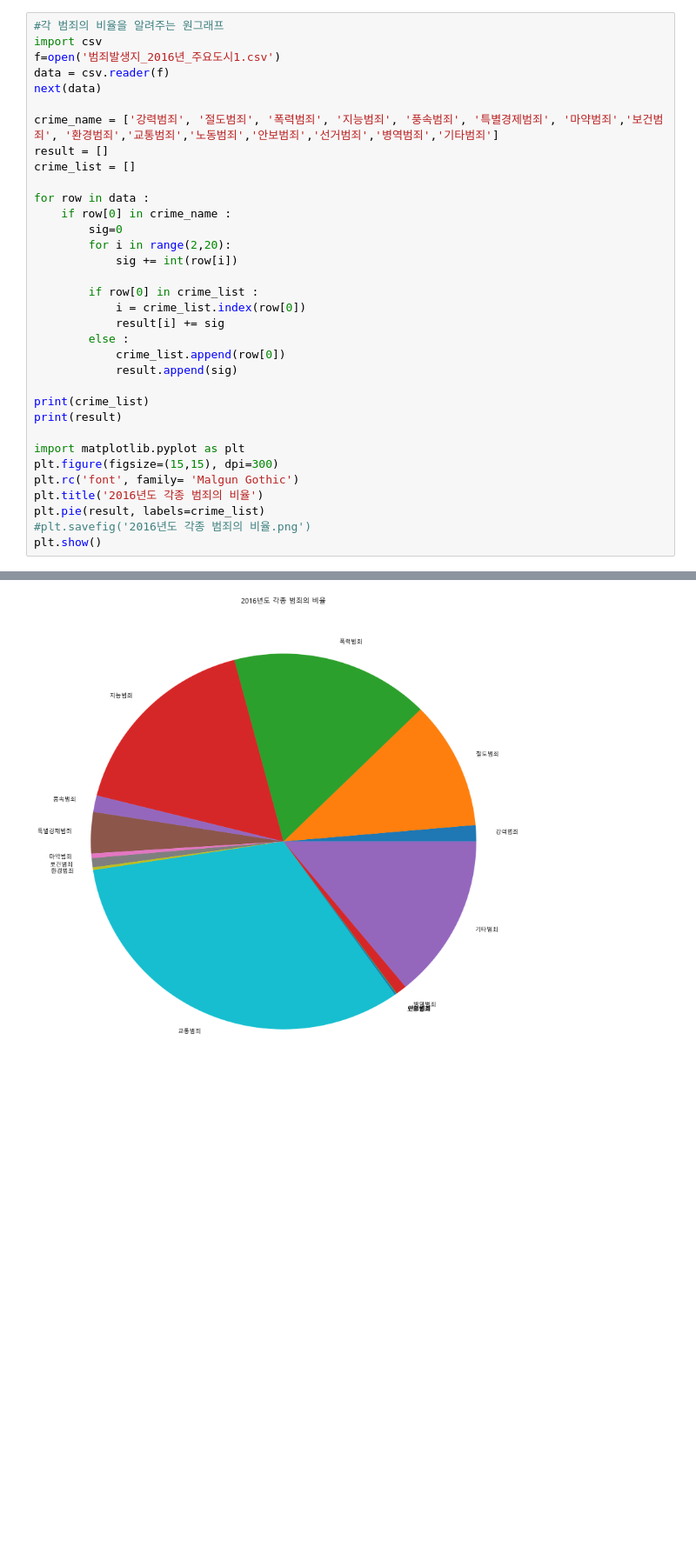
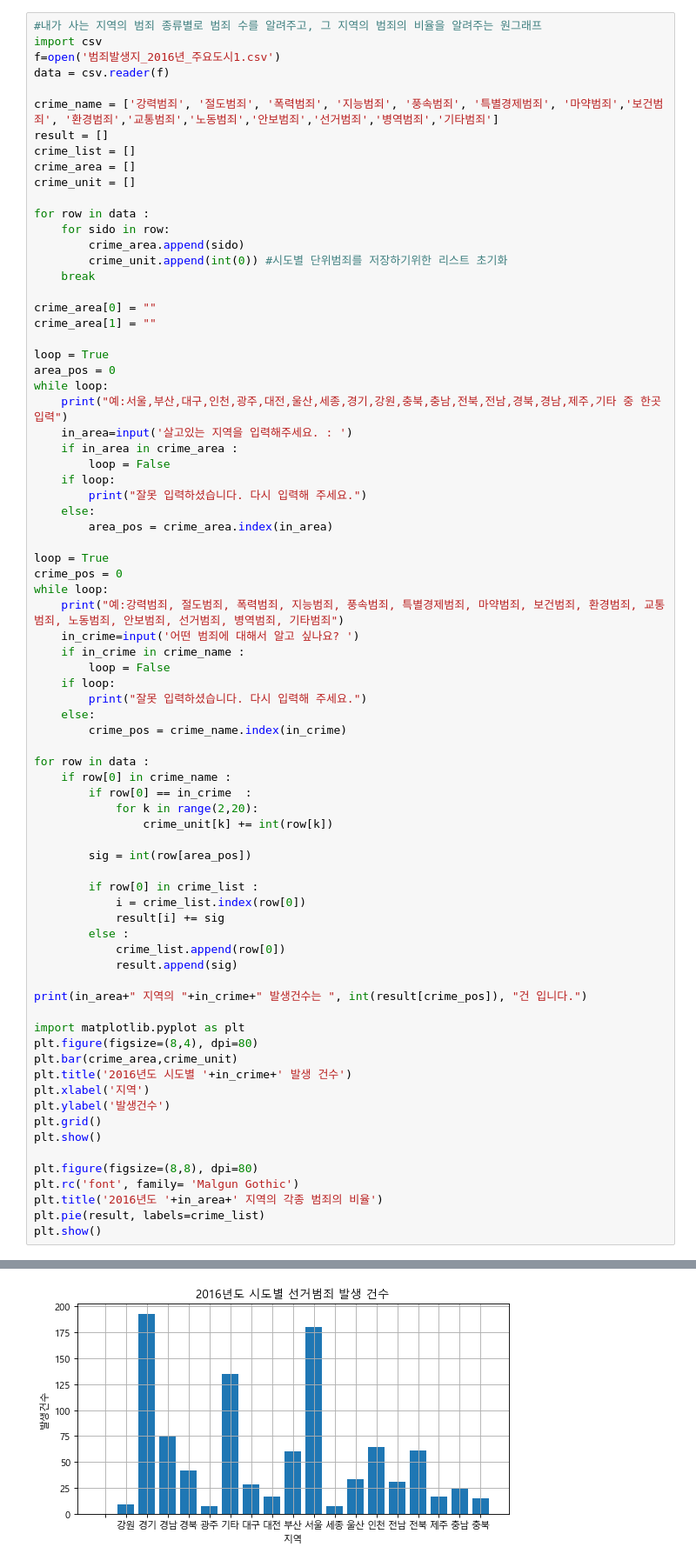
Before and after one commit to seank519/python2018, a Jupyter notebook: 정보 수행 최종.ipynb, the cells around one changed output, grey strips where cells are left out. Shown at 87% size. Drawn from its saved outputs; the diff is of its cells as text; blank space fills up the shorter version.

```diff
--- a/정보 수행 최종.ipynb
+++ b/정보 수행 최종.ipynb
@@ -91,19 +54,55 @@ f.close()
 # %%
-#각 범죄의 비율을 알려주는 원그래프
+#내가 사는 지역의 범죄 종류별로 범죄 수를 알려주고, 그 지역의 범죄의 비율을 알려주는 원그래프
 import csv
 f=open('범죄발생지_2016년_주요도시1.csv')
 data = csv.reader(f)
-next(data)
 
 crime_name = ['강력범죄', '절도범죄', '폭력범죄', '지능범죄', '풍속범죄', '특별경제범죄', '마약범죄','보건범죄', '환경범죄','교통범죄','노동범죄','안보범죄','선거범죄','병역범죄','기타범죄']
 result = []
 crime_list = []
+crime_area = []
+crime_unit = []
+
+for row in data :
+    for sido in row:
+        crime_area.append(sido)
+        crime_unit.append(int(0)) #시도별 단위범죄를 저장하기위한 리스트 초기화
+    break
+
+crime_area[0] = ""
+crime_area[1] = ""
+
+loop = True
+area_pos = 0
+while loop:
+    print("예:서울,부산,대구,인천,광주,대전,울산,세종,경기,강원,충북,충남,전북,전남,경북,경남,제주,기타 중 한곳 입력")
+    in_area=input('살고있는 지역을 입력해주세요. : ')
+    if in_area in crime_area :
+        loop = False
+    if loop:
+        print("잘못 입력하셨습니다. 다시 입력해 주세요.")
+    else:
+        area_pos = crime_area.index(in_area)
+
+loop = True
+crime_pos = 0
+while loop:
+    print("예:강력범죄, 절도범죄, 폭력범죄, 지능범죄, 풍속범죄, 특별경제범죄, 마약범죄, 보건범죄, 환경범죄, 교통범죄, 노동범죄, 안보범죄, 선거범죄, 병역범죄, 기타범죄")
+    in_crime=input('어떤 범죄에 대해서 알고 싶나요? ')
+    if in_crime in crime_name :
+        loop = False
+    if loop:
+        print("잘못 입력하셨습니다. 다시 입력해 주세요.")
+    else:
+        crime_pos = crime_name.index(in_crime)
 
 for row in data :
     if row[0] in crime_name :
-        sig=0
-        for i in range(2,20):
-            sig += int(row[i])
+        if row[0] == in_crime  :
+            for k in range(2,20):
+                crime_unit[k] += int(row[k])
+
+        sig = int(row[area_pos])
 
         if row[0] in crime_list :
             i = crime_list.index(row[0])
@@ -112,14 +111,20 @@ for row in data :
             crime_list.append(row[0])
             result.append(sig)
 
-print(crime_list)
-print(result)
+print(in_area+" 지역의 "+in_crime+" 발생건수는 ", int(result[crime_pos]), "건 입니다.")
 
 import matplotlib.pyplot as plt
-plt.figure(figsize=(15,15), dpi=300)
+plt.figure(figsize=(8,4), dpi=80)
+plt.bar(crime_area,crime_unit)
+plt.title('2016년도 시도별 '+in_crime+' 발생 건수')
+plt.xlabel('지역')
+plt.ylabel('발생건수')
+plt.grid()
+plt.show()
+
+plt.figure(figsize=(8,8), dpi=80)
 plt.rc('font', family= 'Malgun Gothic')
-plt.title('2016년도 각종 범죄의 비율')
+plt.title('2016년도 '+in_area+' 지역의 각종 범죄의 비율')
 plt.pie(result, labels=crime_list)
-#plt.savefig('2016년도 각종 범죄의 비율.png')
 plt.show()
 # %% [output]
@@ -128 +136 @@ plt.show()
-[figure, old version]
+[figure, new version]
```
Also changed, not shown: parts of 4 cells of this notebook, 1 other file.
